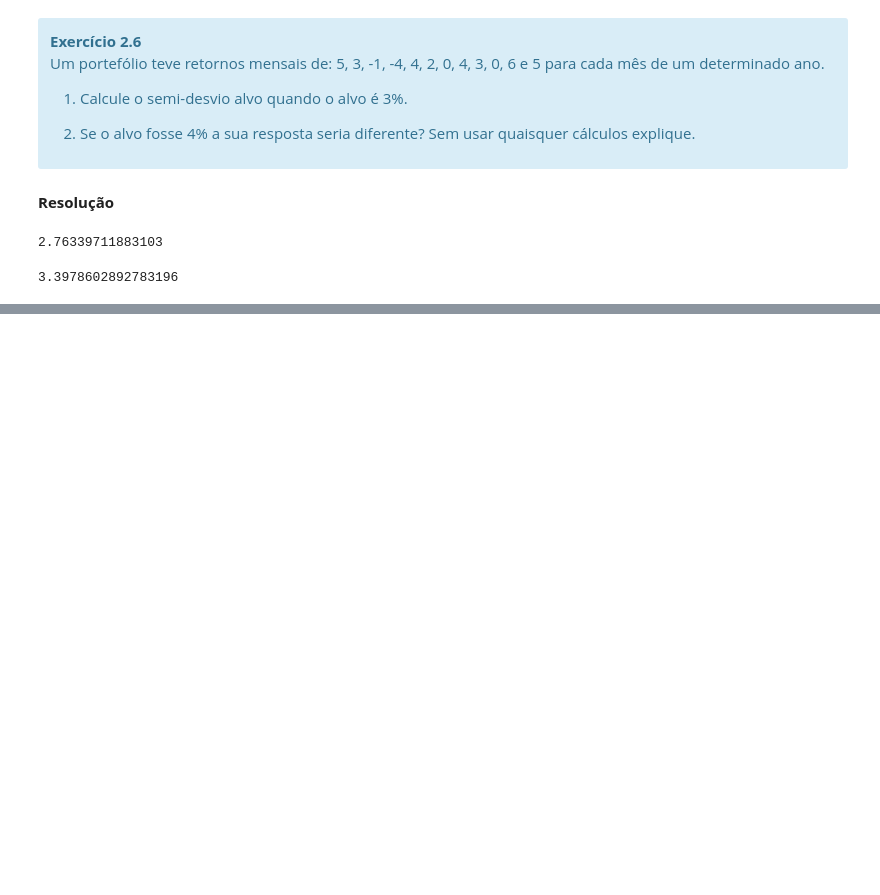
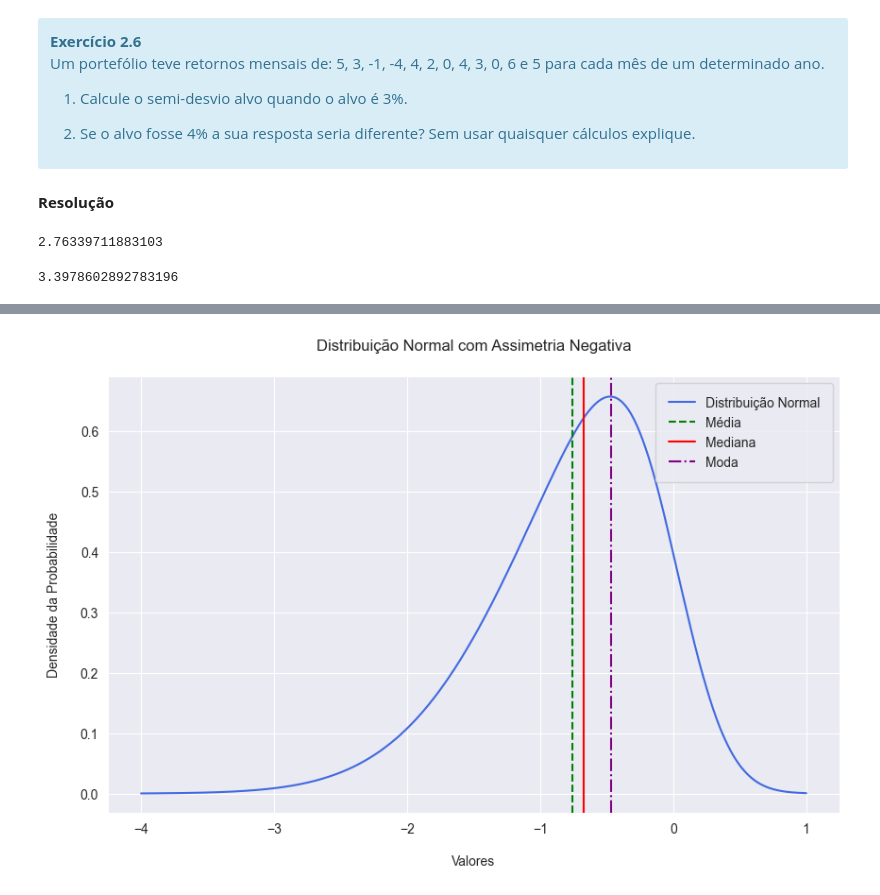
Before and after one commit to LuisSousaSilva/cbs_pg_eff_adf, a Jupyter notebook: Capítulo 2 - Organização, visualização e descrição de dados.ipynb, the cells around one changed output, grey strips where cells are left out. Saved outputs shown, nothing was run; the diff lists cells and outputs as text; code cells hidden in the pictures; blank space fills up the shorter version.

```diff
--- a/Capítulo 2 - Organização, visualização e descrição de dados.ipynb
+++ b/Capítulo 2 - Organização, visualização e descrição de dados.ipynb
@@ -1269,0 +1463,45 @@ O coeficiente de variação igual a desvio padrão a dividir pela média.
+# %%
+from scipy.stats import skewnorm
+
+# Parameters for the skewed normal distribution
+a = -3  # Positive value for positve skewness
+mean = 0
+std_dev = 1
+
+# Create a skewed normal distribution object
+skewed_distribution = skewnorm(a, mean, std_dev)
+
+# Generate points on the x axis
+x_values = np.linspace(1, -4, 1000)
+
+# Calculate the PDF of the skewed normal distribution
+y_values = skewed_distribution.pdf(x_values)
+
+# Calculate mean, median, mode
+# For a skewed normal distribution, these are not as straightforward to calculate,
+# so we'll sample from the distribution
+samples = skewed_distribution.rvs(10000)
+sample_mean = np.mean(samples)
+sample_median = np.median(samples)
+sample_mode = -0.47
+
+# Plot the skewed normal distribution
+plt.figure(figsize=(10, 6))
+sns.set_style('darkgrid')
+plt.plot(x_values, y_values, label='Distribuição Normal', color='royalblue')
+
+# Plot lines for mean, median, and mode
+plt.axvline(x=sample_mean, color='green', linestyle='--', label='Média')
+plt.axvline(x=sample_median, color='red', linestyle='-', label='Mediana')
+plt.axvline(x=sample_mode, color='purple', linestyle='-.', label='Moda')
+
+# Add labels and a legend
+plt.title('Distribuição Normal com Assimetria Negativa', pad=20)
+plt.xlabel('Valores', labelpad=15)
+plt.ylabel('Densidade da Probabilidade', labelpad=15)
+plt.legend(frameon=True, loc='upper right', borderpad=1)
+
+# Show the plot
+plt.show()
+# %% [output]
+[figure, added]
```
Also changed, not shown: parts of 65 cells of this notebook, 1 other file.
